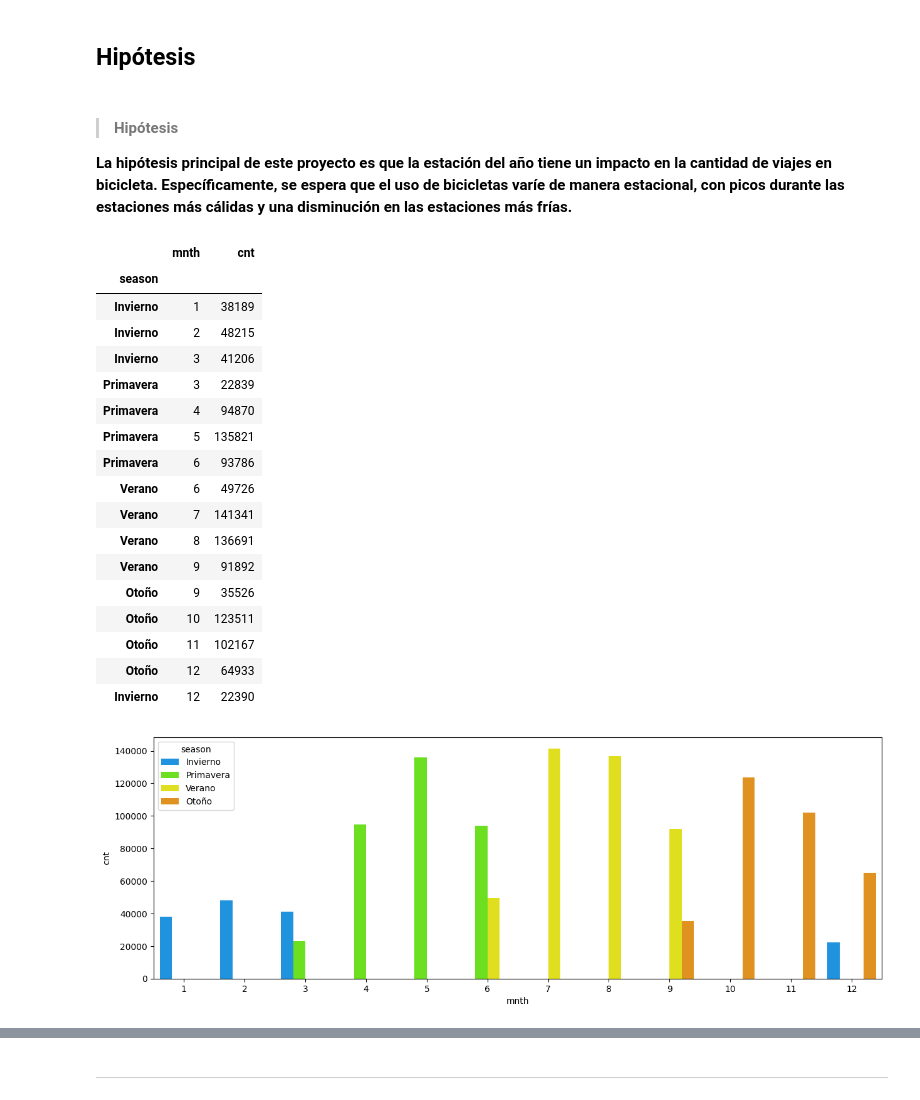
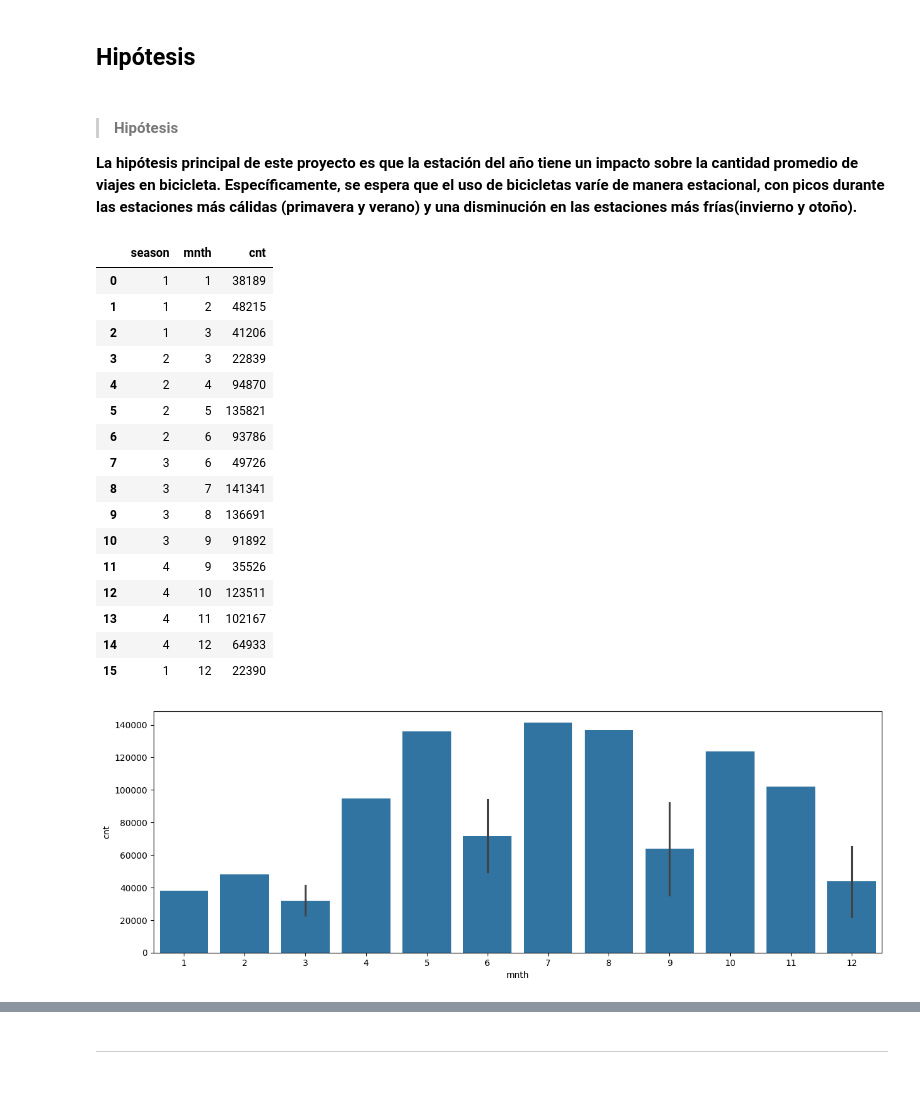
Before and after one commit to solfontan/Capital_Bikeshare_EDA, a Jupyter notebook: Datos_analisis.ipynb, the cells around one changed output, grey strips where cells are left out. Cells and saved outputs as stored; diff of their text form; code cells hidden in the pictures.

```diff
--- a/Datos_analisis.ipynb
+++ b/Datos_analisis.ipynb
@@ -730,34 +624,34 @@ sns.heatmap(df2011.select_dtypes(exclude=['object']).corr(), annot=True);
 # %% [markdown]
 > #### Hipótesis
 **La hipótesis principal de este proyecto es que la estación del año tiene un
-impacto en la cantidad de viajes en bicicleta. Específicamente,
+impacto sobre la cantidad promedio de viajes en bicicleta. Específicamente,
 se espera que el uso de bicicletas varíe de manera estacional, con picos durante las
-estaciones más cálidas y una disminución en las estaciones más frías.**
+estaciones más cálidas (primavera y verano) y una disminución en las estaciones más frías(invierno y otoño).**
 # %%
-df_pregunta1 = df2011.groupby(['season','mnth'],sort=False)[['cnt']].sum().reset_index().set_index('season').rename({1:'Invierno',2:'Primavera',3:'Verano',4:'Otoño'},axis='index')
+df_pregunta1 = df2011.groupby(['season','mnth'],sort=False)[['cnt']].sum().reset_index()
 df_pregunta1
 # %% [output]
-|  | mnth | cnt |
-| season |  |  |
-| Invierno | 1 | 38189 |
-| Invierno | 2 | 48215 |
-| Invierno | 3 | 41206 |
-| Primavera | 3 | 22839 |
-| Primavera | 4 | 94870 |
-| Primavera | 5 | 135821 |
-| Primavera | 6 | 93786 |
-| Verano | 6 | 49726 |
-| Verano | 7 | 141341 |
-| Verano | 8 | 136691 |
-| Verano | 9 | 91892 |
-| Otoño | 9 | 35526 |
-| Otoño | 10 | 123511 |
-| Otoño | 11 | 102167 |
-| Otoño | 12 | 64933 |
-| Invierno | 12 | 22390 |
+|  | season | mnth | cnt |
+| 0 | 1 | 1 | 38189 |
+| 1 | 1 | 2 | 48215 |
+| 2 | 1 | 3 | 41206 |
+| 3 | 2 | 3 | 22839 |
+| 4 | 2 | 4 | 94870 |
+| 5 | 2 | 5 | 135821 |
+| 6 | 2 | 6 | 93786 |
+| 7 | 3 | 6 | 49726 |
+| 8 | 3 | 7 | 141341 |
+| 9 | 3 | 8 | 136691 |
+| 10 | 3 | 9 | 91892 |
+| 11 | 4 | 9 | 35526 |
+| 12 | 4 | 10 | 123511 |
+| 13 | 4 | 11 | 102167 |
+| 14 | 4 | 12 | 64933 |
+| 15 | 1 | 12 | 22390 |
 # %%
 plt.figure(figsize=(15,5))
-ax = sns.barplot(data= df_pregunta1, x='mnth',y='cnt',hue='season', palette={'Invierno':'#0099FF','Primavera': '#66FF00','Verano':'#FFFF00','Otoño': '#FF9800'},dodge=True)
-sns.move_legend(ax, "upper left");
+ax = sns.barplot(data= df_pregunta1, x='mnth',y='cnt')
+# hue='season', palette={'Invierno':'#0099FF','Primavera': '#66FF00','Verano':'#FFFF00','Otoño': '#FF9800'},dodge=True
+# sns.move_legend(ax, "upper left");
 # %% [output]
-[figure, old version]
+[figure, new version]
```
Also changed, not shown: parts of 51 cells of this notebook, 2 other files.
